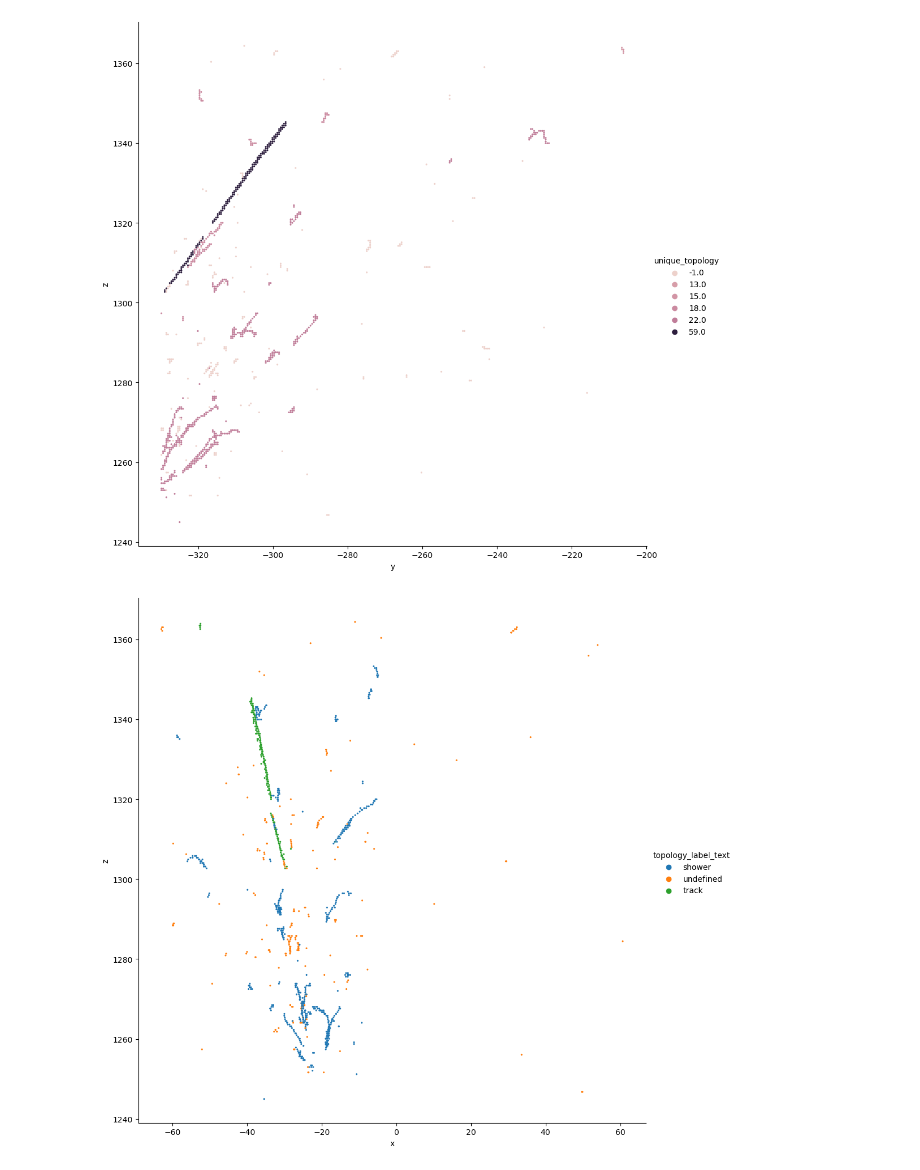
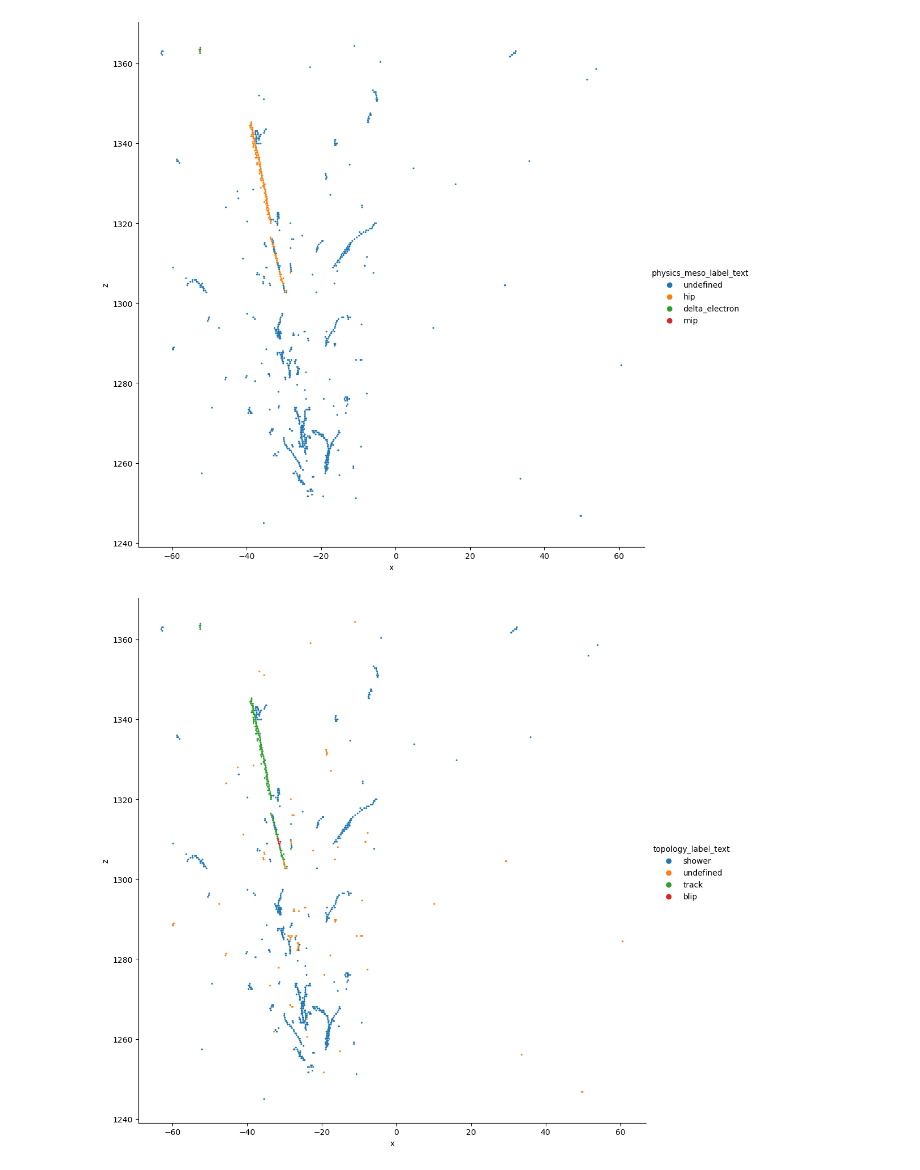
Before and after one commit to Neutron-Calibration-in-DUNE/ArrakisND, a Jupyter notebook: notebooks/test_arrakis.ipynb, the cells around one changed output. Cells and saved outputs as stored; diff of their text form; code cells hidden in the pictures.

```diff
--- a/notebooks/test_arrakis.ipynb
+++ b/notebooks/test_arrakis.ipynb
@@ -13,4 +11,4 @@ WARNING:root:Running without mpi4py because No module named 'mpi4py'
 # %%
 arr = np.load('../test.npz.arrakis_nd.npz', allow_pickle=True)
 # %%
-event = 2
+event = 1
@@ -59,16 +69,16 @@ physics_micro_label_df = pd.DataFrame.from_dict(arr['meta'].tolist()['physics_mi
 physics_meso_label_df = pd.DataFrame.from_dict(arr['meta'].tolist()['physics_meso_labels'], orient='index', columns=['physics_meso_label_text']).reset_index()
 physics_macro_label_df = pd.DataFrame.from_dict(arr['meta'].tolist()['physics_macro_labels'], orient='index', columns=['physics_macro_label_text']).reset_index()
 topology_label_df = pd.DataFrame.from_dict(arr['meta'].tolist()['topology_labels'], orient='index', columns=['topology_label_text']).reset_index()
-df['x'] = arr['data'].tolist()[event].data['x']
-df['y'] = arr['data'].tolist()[event].data['y']
-df['z'] = arr['data'].tolist()[event].data['z']
-df['Q'] = arr['data'].tolist()[event].data['Q'].astype(float)
-df['particle_label'] = arr['data'].tolist()[event].data['particle_label']
-df['physics_micro_label'] = arr['data'].tolist()[event].data['physics_micro_label']
-df['physics_meso_label'] = arr['data'].tolist()[event].data['physics_meso_label']
-df['physics_macro_label'] = arr['data'].tolist()[event].data['physics_macro_label']
-df['topology_label'] = arr['data'].tolist()[event].data['topology_label']
-df['unique_topology'] = arr['data'].tolist()[event].data['unique_topology']
+df['x'] = x
+df['y'] = y
+df['z'] = z
+df['Q'] = q
+df['particle_labels'] = particle_labels
+df['physics_micro_labels'] = physics_micro_labels
+df['physics_meso_labels'] = physics_meso_labels
+df['physics_macro_labels'] = physics_macro_labels
+df['topology_labels'] = topology_labels
+df['unique_topology_labels'] = unique_topology_labels
 df = df.merge(particle_label_df, how='left', left_on='particle_label', right_on='index')
 df = df.merge(physics_micro_label_df, how='left', left_on='physics_micro_label', right_on='index')
 df = df.merge(physics_meso_label_df, how='left', left_on='physics_meso_label', right_on='index')
@@ -102,18 +114,18 @@ plt.show()
 # %%
 sn.relplot(
-    data=df_3,
-    x="y", y="z",
-    hue="unique_topology",
+    data=df,
+    x="x", y="z",
+    hue="physics_meso_label_text",
     linewidth=0,
     s=5,
     height=10
 )
 plt.show()
 # %% [output]
-[figure, old version]
+[figure, new version]
 # %%
 sn.relplot(
-    data=df_3,
+    data=df,
     x="x", y="z",
     hue="topology_label_text",
     linewidth=0,
@@ -122,4 +134,4 @@ sn.relplot(
 )
 plt.show()
 # %% [output]
-[figure, old version]
+[figure, new version]
```
Also changed, not shown: parts of 16 cells of this notebook, 4 other files.
